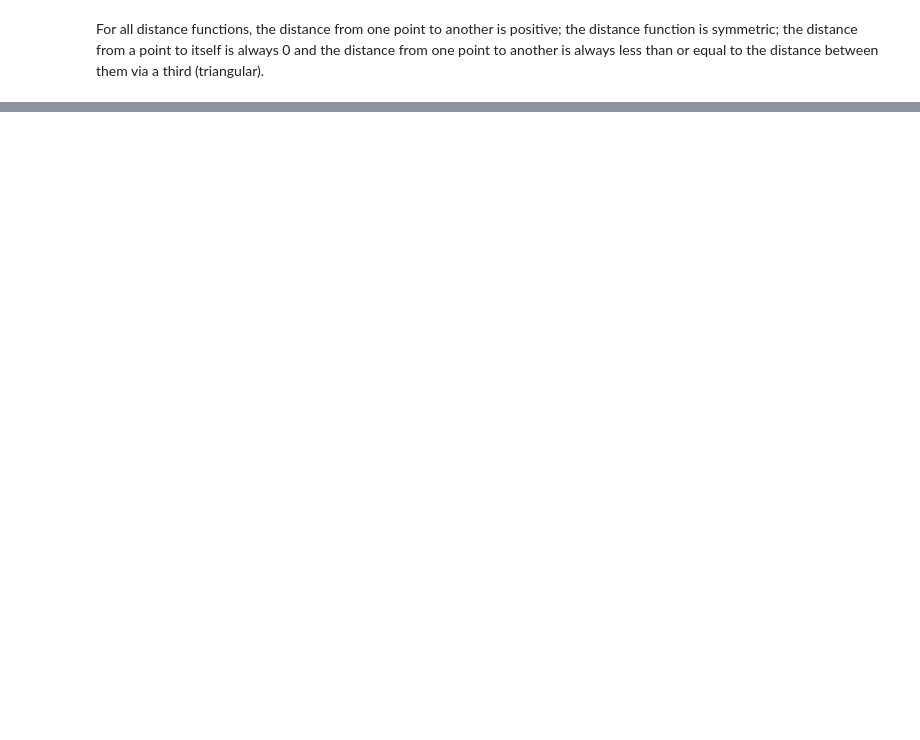
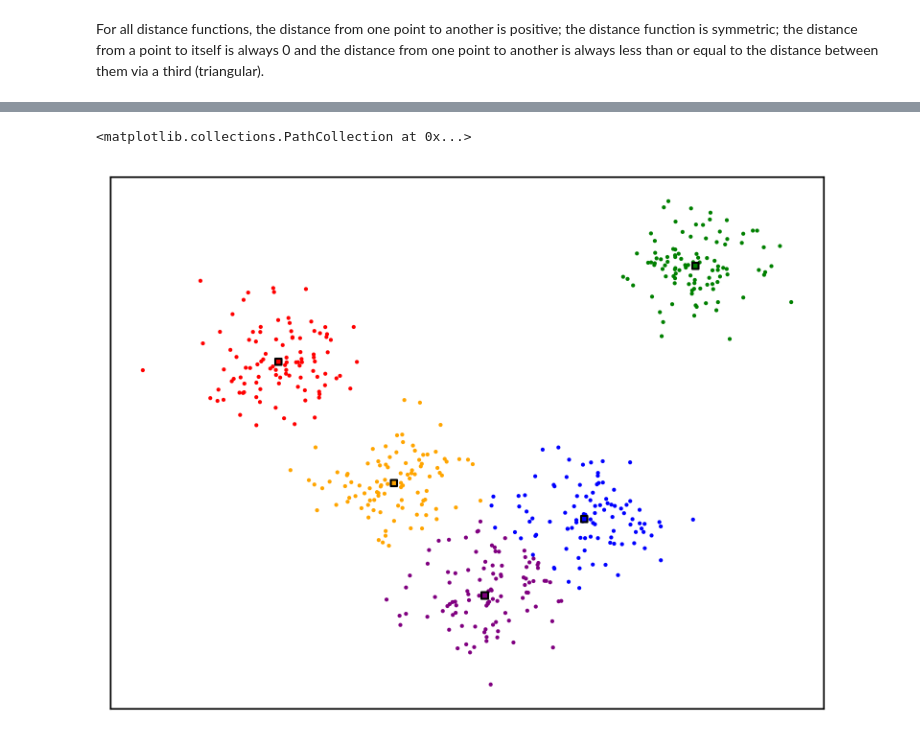
Before and after one commit to alexanderneville/MLAI_notebooks, a Jupyter notebook: unsupervised.ipynb, the cells around one changed output, grey strips where cells are left out. Cells and saved outputs as stored; diff of their text form; code cells hidden in the pictures; blank space fills up the shorter version.

```diff
--- a/unsupervised.ipynb
+++ b/unsupervised.ipynb
@@ -106,0 +135,8 @@ Given a number of clusters $K$ and $N$ observations:
+# %%
+c_k = k_means(c_k, X)
+fig, ax = new_plot()
+ax.scatter(X[:,0], X[:,1], s=1, c=[nearest_centroid(c_k, x) for x in X], cmap=mpl.colors.ListedColormap(colors))
+ax.scatter(c_k[:,0], c_k[:,1], c=[i for i in range(5)], s=10, marker='s', edgecolors="black",cmap=mpl.colors.ListedColormap(colors))
+# %% [output]
+<matplotlib.collections.PathCollection at 0x...>
+[figure, added]
```
Also changed, not shown: parts of 12 cells of this notebook.
